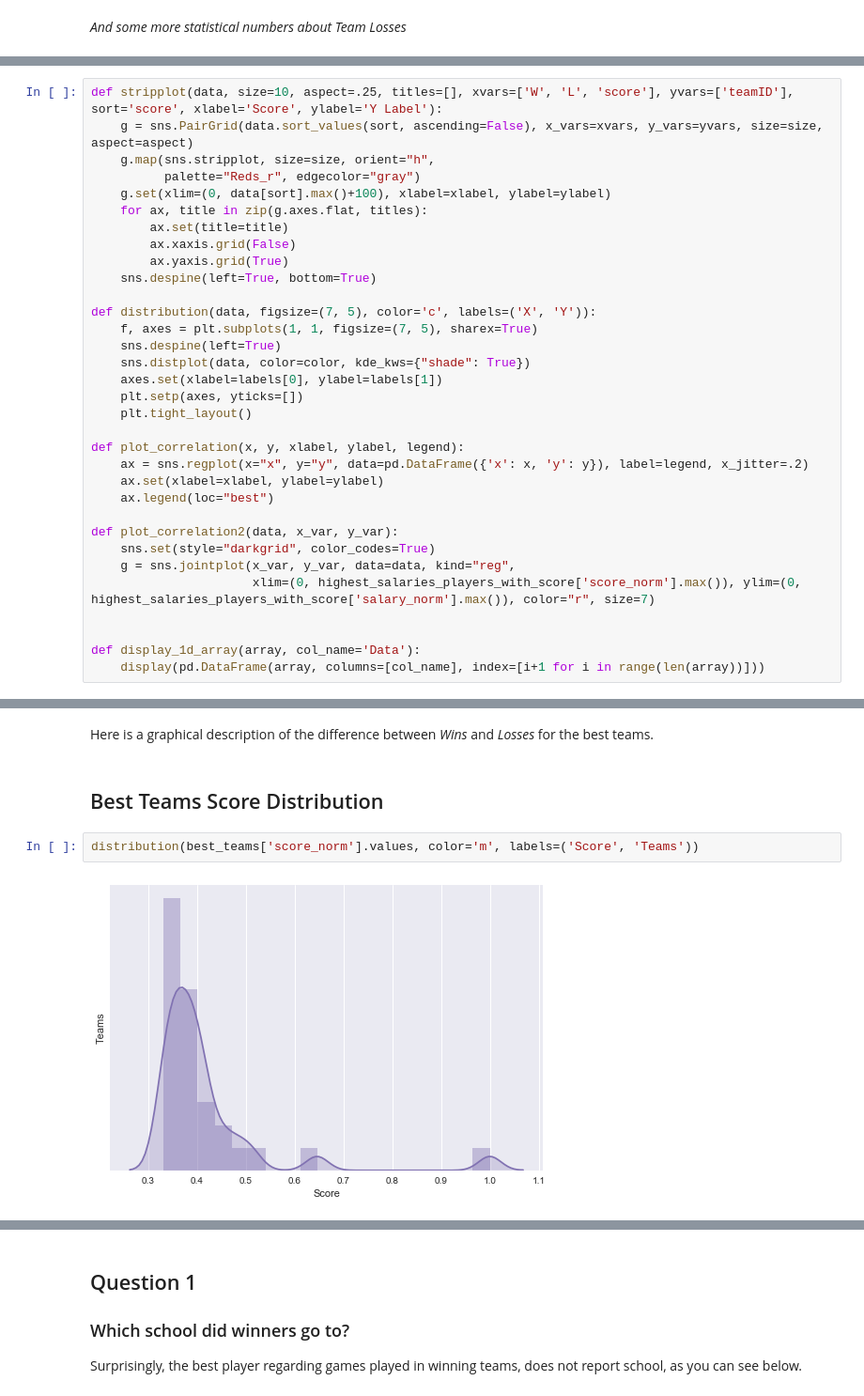
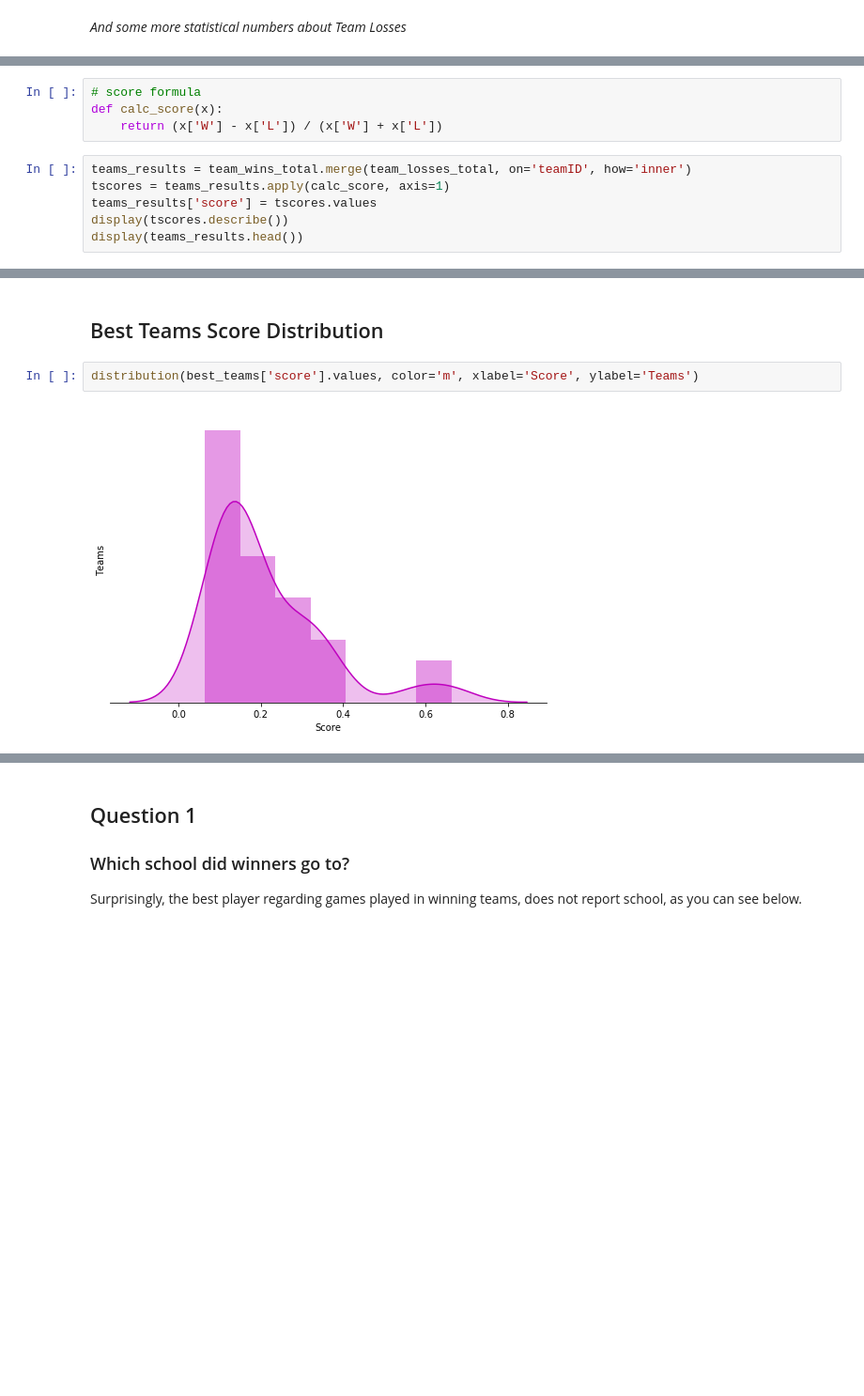
Before and after one commit to davidvartanian/dand-data-analysis-process, a Jupyter notebook: Investigate Data.ipynb, the cells around one changed output, grey strips where cells are left out. Shown at 94% size. Cells and saved outputs as stored; diff of their text form; blank space fills up the shorter version.

Commit message:
docs: Updated score formula and exported to html
- Updated score formula, used on teams and players
- Exported python notebook to html for review

```diff
--- a/Investigate Data.ipynb
+++ b/Investigate Data.ipynb
@@ -183,33 +221,0 @@ Now I have to *merge* wins and losses in order to get our Team Ranking:
-# %%
-def stripplot(data, size=10, aspect=.25, titles=[], xvars=['W', 'L', 'score'], yvars=['teamID'], sort='score', xlabel='Score', ylabel='Y Label'):
-    g = sns.PairGrid(data.sort_values(sort, ascending=False), x_vars=xvars, y_vars=yvars, size=size, aspect=aspect)
-    g.map(sns.stripplot, size=size, orient="h",
-          palette="Reds_r", edgecolor="gray")
-    g.set(xlim=(0, data[sort].max()+100), xlabel=xlabel, ylabel=ylabel)
-    for ax, title in zip(g.axes.flat, titles):
-        ax.set(title=title)
-        ax.xaxis.grid(False)
-        ax.yaxis.grid(True)
-    sns.despine(left=True, bottom=True)
-
-def distribution(data, figsize=(7, 5), color='c', labels=('X', 'Y')):
-    f, axes = plt.subplots(1, 1, figsize=(7, 5), sharex=True)
-    sns.despine(left=True)
-    sns.distplot(data, color=color, kde_kws={"shade": True})
-    axes.set(xlabel=labels[0], ylabel=labels[1])
-    plt.setp(axes, yticks=[])
-    plt.tight_layout()
-
-def plot_correlation(x, y, xlabel, ylabel, legend):
-    ax = sns.regplot(x="x", y="y", data=pd.DataFrame({'x': x, 'y': y}), label=legend, x_jitter=.2)
-    ax.set(xlabel=xlabel, ylabel=ylabel)
-    ax.legend(loc="best")
-
-def plot_correlation2(data, x_var, y_var):
-    sns.set(style="darkgrid", color_codes=True)
-    g = sns.jointplot(x_var, y_var, data=data, kind="reg",
-                      xlim=(0, highest_salaries_players_with_score['score_norm'].max()), ylim=(0, highest_salaries_players_with_score['salary_norm'].max()), color="r", size=7)
-
-
-def display_1d_array(array, col_name='Data'):
-    display(pd.DataFrame(array, columns=[col_name], index=[i+1 for i in range(len(array))]))
@@ -239,0 +225,10 @@ I calculated the scores using *Feature Scaling* in a vectorized *Numpy* operatio
+# %%
+# score formula
+def calc_score(x):
+    return (x['W'] - x['L']) / (x['W'] + x['L'])
+# %%
+teams_results = team_wins_total.merge(team_losses_total, on='teamID', how='inner')
+tscores = teams_results.apply(calc_score, axis=1)
+teams_results['score'] = tscores.values
+display(tscores.describe())
+display(teams_results.head())
@@ -264,8 +277,6 @@ Teams by Wins, Losses and Score
-# %% [markdown]
-Here is a graphical description of the difference between *Wins* and *Losses* for the best teams.
 # %% [markdown]
 ## Best Teams Score Distribution
 # %%
-distribution(best_teams['score_norm'].values, color='m', labels=('Score', 'Teams'))
+distribution(best_teams['score'].values, color='m', xlabel='Score', ylabel='Teams')
 # %% [output]
-[figure, old version]
+[figure, new version]
```
Also changed, not shown: parts of 56 cells of this notebook, 1 other file.
